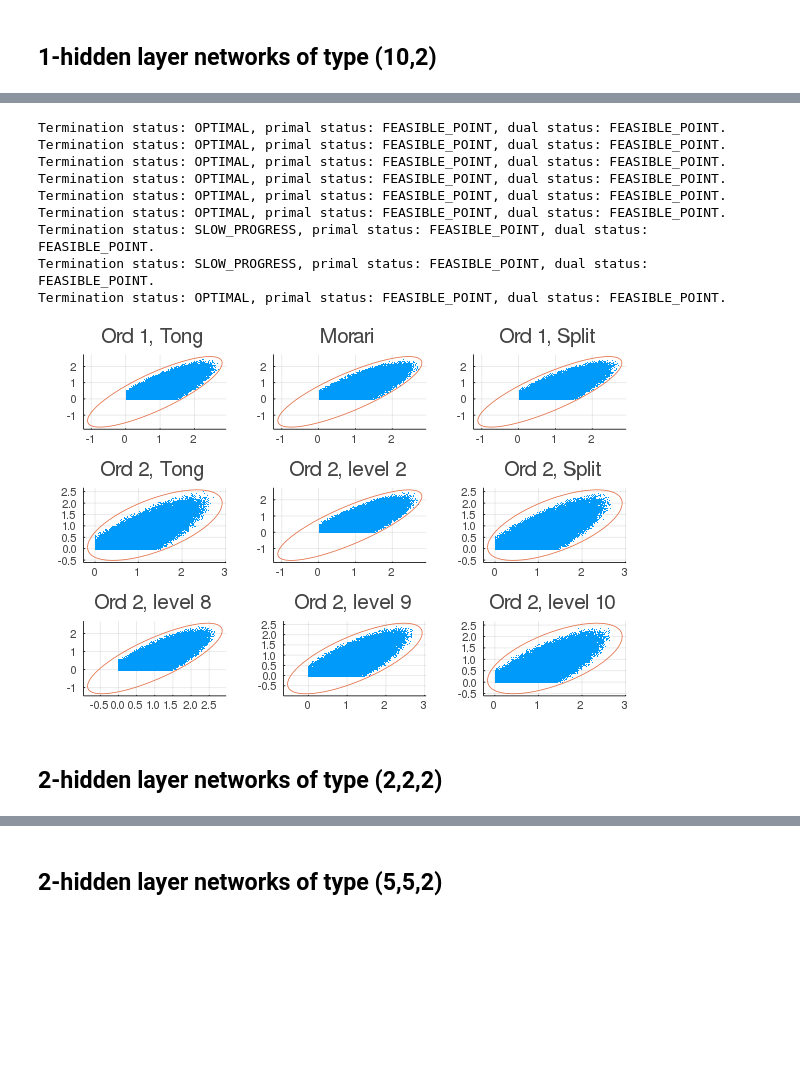
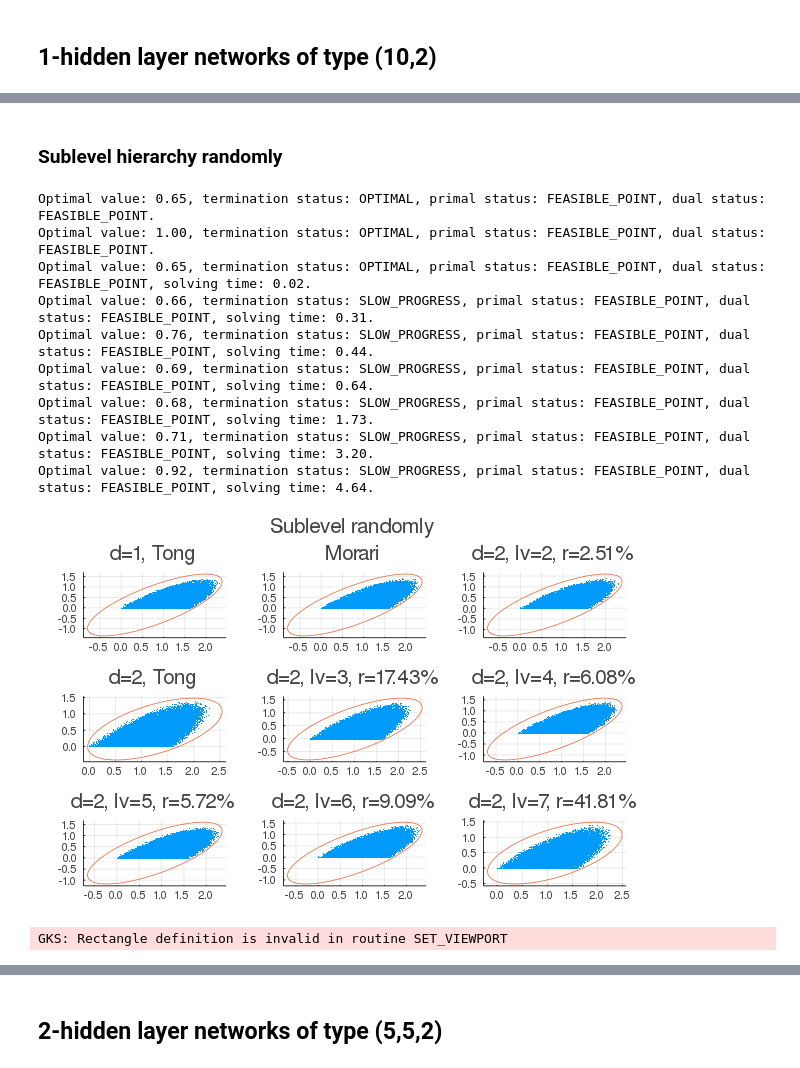
Before and after one commit to TongCHEN779/MultiMomOpt, a Jupyter notebook: ellipsoid/Ellipsoid.ipynb, the cells around one changed output, grey strips where cells are left out. Saved outputs shown, nothing was run; the diff lists cells and outputs as text; code cells hidden in the pictures; blank space fills up the shorter version.

```diff
--- a/ellipsoid/Ellipsoid.ipynb
+++ b/ellipsoid/Ellipsoid.ipynb
@@ -620,11 +926,11 @@ OuterApproximationPlotSampling (generic function with 2 methods)
 # %%
-n = 2; Q01 = Matrix(-I(n)); b01 = zeros(n,1); c01 = 1;
-L1 = 1; P1 = Array{Any}(undef, L1); ξ1 = Array{Any}(undef, L1);
-for i = 1:L1-1
-    P1[i] = rand(n,n); ξ1[i] = rand(n,1);
-    for j = 1:n
-        P1[i][j,j] = 1
-    end
-end
-P1[L1] = rand(2,n); ξ1[L1] = rand(2,1); P1[L1][1,1] = 1; P1[L1][2,2] = 1;
+# n = 2; Q01 = Matrix(-I(n)); b01 = zeros(n,1); c01 = 1;
+# L1 = 1; P1 = Array{Any}(undef, L1); ξ1 = Array{Any}(undef, L1);
+# for i = 1:L1-1
+#     P1[i] = rand(n,n)*0.1; ξ1[i] = rand(n,1);
+#     for j = 1:n
+#         P1[i][j,j] = 1
+#     end
+# end
+# P1[L1] = rand(2,n)*0.1; ξ1[L1] = rand(2,1); P1[L1][1,1] = 1; P1[L1][2,2] = 1;
 # %%
@@ -781,9 +1074,9 @@ Termination status: OPTIMAL, primal status: FEASIBLE_POINT, dual status: FEASIBL
 n = 10; Q01 = Matrix(-I(n)); b01 = zeros(n,1); c01 = 1;
 L1 = 1; P1 = Array{Any}(undef, L1); ξ1 = Array{Any}(undef, L1);
 for i = 1:L1-1
-    P1[i] = rand(n,n); ξ1[i] = rand(n,1);
+    P1[i] = rand(n,n)*0.5; ξ1[i] = rand(n,1);
     for j = 1:n
         P1[i][j,j] = 1
     end
 end
-P1[L1] = rand(2,n); ξ1[L1] = rand(2,1); P1[L1][1,1] = 1; P1[L1][2,2] = 1;
+P1[L1] = rand(2,n)*0.5; ξ1[L1] = rand(2,1); P1[L1][1,1] = 1; P1[L1][2,2] = 1;
@@ -790,29 +1142,33 @@ P1[L1] = rand(2,n); ξ1[L1] = rand(2,1); P1[L1][1,1] = 1; P1[L1][2,2] = 1;
+# %% [markdown]
+### Sublevel hierarchy randomly
 # %%
 # plot original graph and image under ReLU
 p11 = OuterApproximationPlotSampling(Q01, b01, c01, 1, P1, ξ1, "tong", L1);
 p12 = OuterApproximationPlotSampling(Q01, b01, c01, 2, P1, ξ1, "tong", L1);
 # p21 = OuterApproximationPlotSampling(Q01, b01, c01, 1, P1, ξ1, "jean", L1);
 # p22 = OuterApproximationPlotSampling(Q01, b01, c01, 2, P1, ξ1, "jean", L1);
-p21 = OuterApproximationPlotSampling(Q01, b01, c01, 1, P1, ξ1, "Morari", L1);
-p22 = OuterApproximationPlotSampling(Q01, b01, c01, 2, P1, ξ1, "sublevel", L1, 2);
-p31 = OuterApproximationPlotSampling(Q01, b01, c01, 1, P1, ξ1, "split", L1);
-p32 = OuterApproximationPlotSampling(Q01, b01, c01, 2, P1, ξ1, "split", L1);
-p13 = OuterApproximationPlotSampling(Q01, b01, c01, 2, P1, ξ1, "sublevel", L1, 8);
-p23 = OuterApproximationPlotSampling(Q01, b01, c01, 2, P1, ξ1, "sublevel", L1, 9);
-p33 = OuterApproximationPlotSampling(Q01, b01, c01, 2, P1, ξ1, "sublevel", L1, 10);
+p21, m = OuterApproximationPlotSampling(Q01, b01, c01, 1, P1, ξ1, "Morari", L1);
+p22 = OuterApproximationPlotSampling(Q01, b01, c01, 2, P1, ξ1, "sublevel", L1, lv=2, morari=m, meth="random_v");
+# p31 = OuterApproximationPlotSampling(Q01, b01, c01, 1, P1, ξ1, "split", L1);
+# p32 = OuterApproximationPlotSampling(Q01, b01, c01, 2, P1, ξ1, "split", L1);
+p13 = OuterApproximationPlotSampling(Q01, b01, c01, 2, P1, ξ1, "sublevel", L1, lv=3, morari=m, meth="random_v");
+p23 = OuterApproximationPlotSampling(Q01, b01, c01, 2, P1, ξ1, "sublevel", L1, lv=4, morari=m, meth="random_v");
+p33 = OuterApproximationPlotSampling(Q01, b01, c01, 2, P1, ξ1, "sublevel", L1, lv=5, morari=m, meth="random_v");
+p1 = OuterApproximationPlotSampling(Q01, b01, c01, 2, P1, ξ1, "sublevel", L1, lv=6, morari=m, meth="random_v");
+p2 = OuterApproximationPlotSampling(Q01, b01, c01, 2, P1, ξ1, "sublevel", L1, lv=7, morari=m, meth="random_v");
 
-plot(p11, p21, p31, p12, p22, p32, p13, p23, p33, layout = grid(3,3), fmt = :png)
+title = plot(title="Sublevel randomly", grid = false, showaxis = false, bottom_margin = -30Plots.px)
+plot(title, p11, p21, p22, p12, p13, p23, p33, p1, p2, layout = @layout([A{0.01h}; grid(3,3)]), fmt = :png)
 # %% [output]
-Termination status: OPTIMAL, primal status: FEASIBLE_POINT, dual status: FEASIBLE_POINT.
-Termination status: OPTIMAL, primal status: FEASIBLE_POINT, dual status: FEASIBLE_POINT.
-Termination status: OPTIMAL, primal status: FEASIBLE_POINT, dual status: FEASIBLE_POINT.
-Termination status: OPTIMAL, primal status: FEASIBLE_POINT, dual status: FEASIBLE_POINT.
-Termination status: OPTIMAL, primal status: FEASIBLE_POINT, dual status: FEASIBLE_POINT.
-Termination status: OPTIMAL, primal status: FEASIBLE_POINT, dual status: FEASIBLE_POINT.
-Termination status: SLOW_PROGRESS, primal status: FEASIBLE_POINT, dual status: FEASIBLE_POINT.
-Termination status: SLOW_PROGRESS, primal status: FEASIBLE_POINT, dual status: FEASIBLE_POINT.
-Termination status: OPTIMAL, primal status: FEASIBLE_POINT, dual status: FEASIBLE_POINT.
+Optimal value: 0.65, termination status: OPTIMAL, primal status: FEASIBLE_POINT, dual status: FEASIBLE_POINT.
+Optimal value: 1.00, termination status: OPTIMAL, primal status: FEASIBLE_POINT, dual status: FEASIBLE_POINT.
+Optimal value: 0.65, termination status: OPTIMAL, primal status: FEASIBLE_POINT, dual status: FEASIBLE_POINT, solving time: 0.02.
+Optimal value: 0.66, termination status: SLOW_PROGRESS, primal status: FEASIBLE_POINT, dual status: FEASIBLE_POINT, solving time: 0.31.
+Optimal value: 0.76, termination status: SLOW_PROGRESS, primal status: FEASIBLE_POINT, dual status: FEASIBLE_POINT, solving time: 0.44.
+Optimal value: 0.69, termination status: SLOW_PROGRESS, primal status: FEASIBLE_POINT, dual status: FEASIBLE_POINT, solving time: 0.64.
+Optimal value: 0.68, termination status: SLOW_PROGRESS, primal status: FEASIBLE_POINT, dual status: FEASIBLE_POINT, solving time: 1.73.
+Optimal value: 0.71, termination status: SLOW_PROGRESS, primal status: FEASIBLE_POINT, dual status: FEASIBLE_POINT, solving time: 3.20.
+Optimal value: 0.92, termination status: SLOW_PROGRESS, primal status: FEASIBLE_POINT, dual status: FEASIBLE_POINT, solving time: 4.64.
-[figure, old version]
+[figure, new version]
+GKS: Rectangle definition is invalid in routine SET_VIEWPORT
-# %% [markdown]
-## 2-hidden layer networks of type (2,2,2)
 # %%
```
Also changed, not shown: parts of 56 cells of this notebook, 2 other files.
